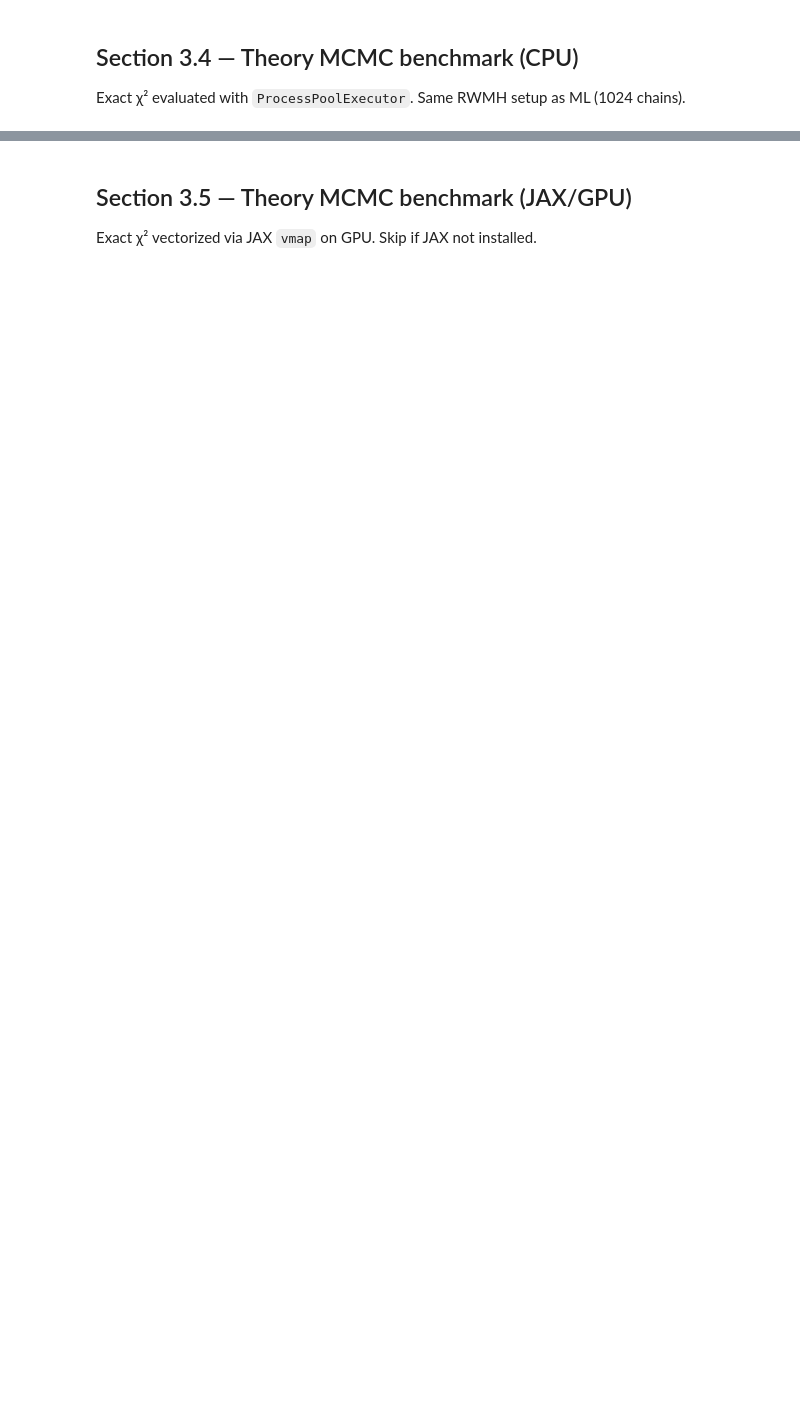
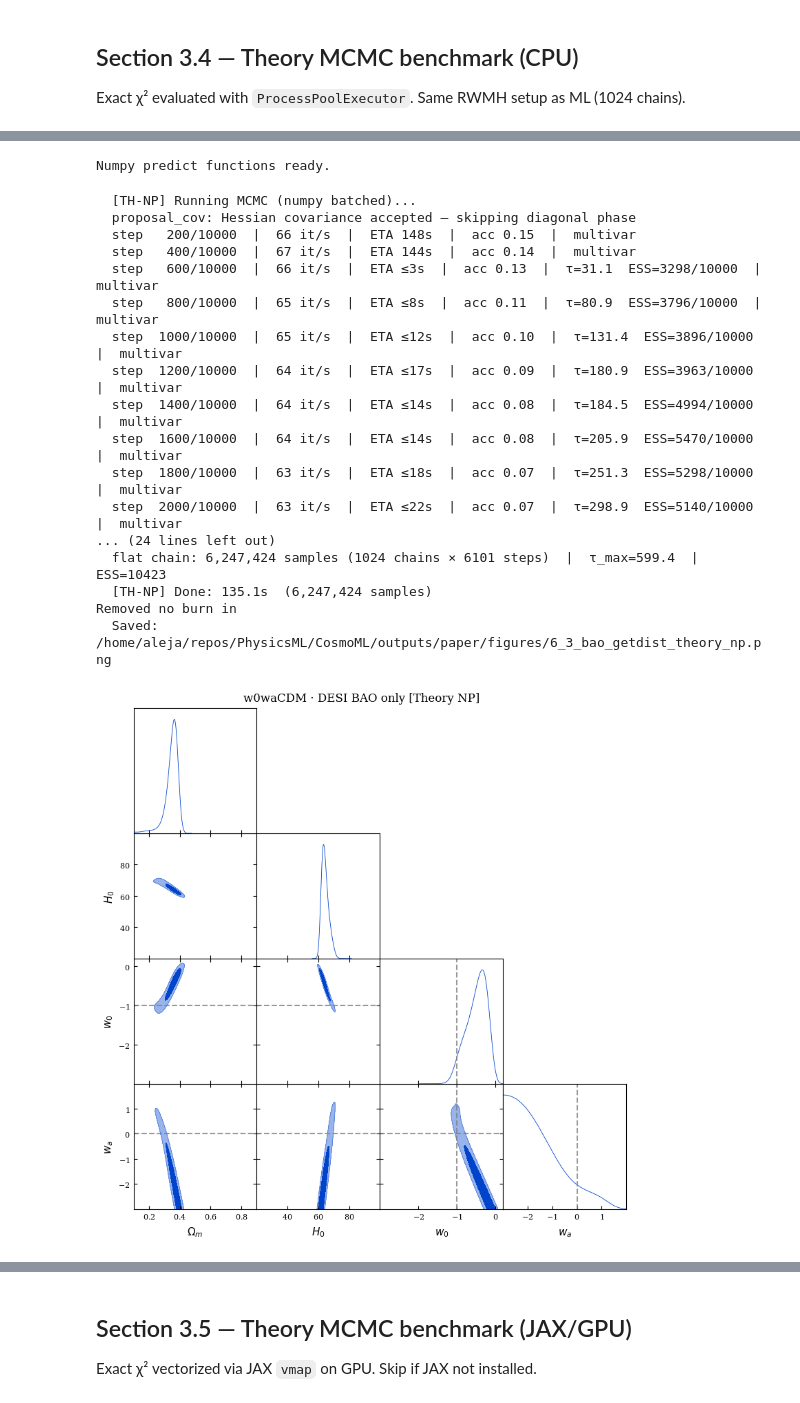
Before and after one commit to AlejandroMirRamos/CosmoML, a Jupyter notebook: notebooks/07_Benchmark.ipynb, the cells around one changed output, grey strips where cells are left out. Drawn from its saved outputs; the diff is of its cells as text; code cells hidden in the pictures; blank space fills up the shorter version.

```diff
--- a/notebooks/07_Benchmark.ipynb
+++ b/notebooks/07_Benchmark.ipynb
@@ -473 +610,34 @@ _, th_meta_bao = run_theory_mcmc(
+# %%
+# Build numpy batched predict functions (once)
+np_fn_bao = make_chi2_numpy_fn(panth=None,  bao=bao)
+np_fn_pb  = make_chi2_numpy_fn(panth=panth, bao=bao)
+np_fn_pbc = make_chi2_numpy_fn(panth=panth, bao=bao, planck_prior=True)
+print('Numpy predict functions ready.')
+# %% [output]
+Numpy predict functions ready.
+# %%
+_, th_np_meta_bao = run_theory_mcmc_numpy(
+    np_fn_bao, FEATURES_4, RANGES_4, REF_3_bao, SECTION_3_BAO,
+    labels=LABELS, markers=MARKERS_DE, title=TITLE_3_BAO,
+    proposal_cov=COV_3_bao,
+)
+# %% [output]
+  [TH-NP] Running MCMC (numpy batched)...
+  proposal_cov: Hessian covariance accepted — skipping diagonal phase
+  step   200/10000  |  66 it/s  |  ETA 148s  |  acc 0.15  |  multivar
+  step   400/10000  |  67 it/s  |  ETA 144s  |  acc 0.14  |  multivar
+  step   600/10000  |  66 it/s  |  ETA ≤3s  |  acc 0.13  |  τ=31.1  ESS=3298/10000  |  multivar
+  step   800/10000  |  65 it/s  |  ETA ≤8s  |  acc 0.11  |  τ=80.9  ESS=3796/10000  |  multivar
+  step  1000/10000  |  65 it/s  |  ETA ≤12s  |  acc 0.10  |  τ=131.4  ESS=3896/10000  |  multivar
+  step  1200/10000  |  64 it/s  |  ETA ≤17s  |  acc 0.09  |  τ=180.9  ESS=3963/10000  |  multivar
+  step  1400/10000  |  64 it/s  |  ETA ≤14s  |  acc 0.08  |  τ=184.5  ESS=4994/10000  |  multivar
+  step  1600/10000  |  64 it/s  |  ETA ≤14s  |  acc 0.08  |  τ=205.9  ESS=5470/10000  |  multivar
+  step  1800/10000  |  63 it/s  |  ETA ≤18s  |  acc 0.07  |  τ=251.3  ESS=5298/10000  |  multivar
+  step  2000/10000  |  63 it/s  |  ETA ≤22s  |  acc 0.07  |  τ=298.9  ESS=5140/10000  |  multivar
+... (24 lines left out)
+  flat chain: 6,247,424 samples (1024 chains × 6101 steps)  |  τ_max=599.4  |  ESS=10423
+  [TH-NP] Done: 135.1s  (6,247,424 samples)
+Removed no burn in
+  Saved: /home/aleja/repos/PhysicsML/CosmoML/outputs/paper/figures/6_3_bao_getdist_theory_np.png
+[figure, added]
 # %%
```
Also changed, not shown: parts of 17 cells of this notebook, 2 other files.
